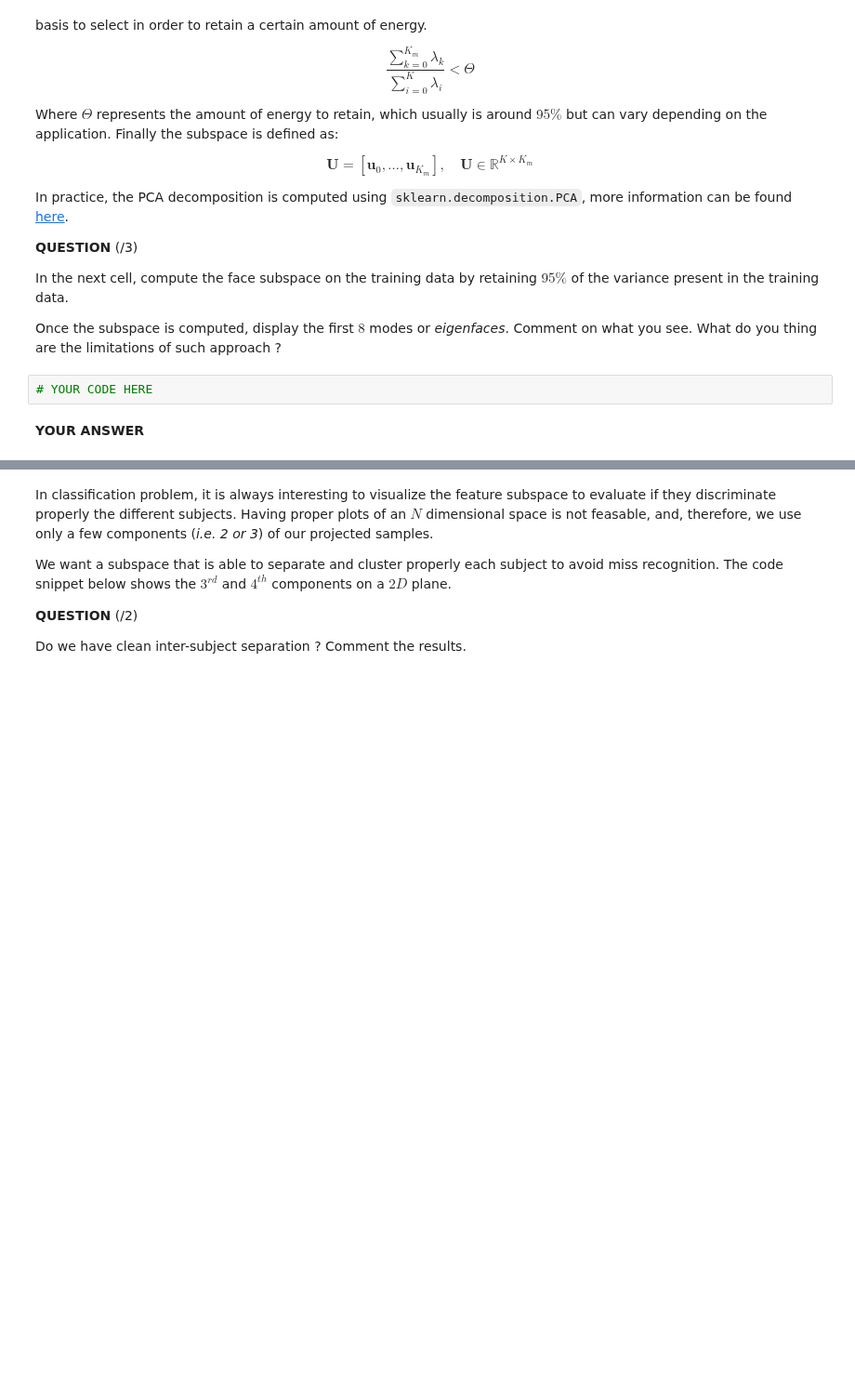
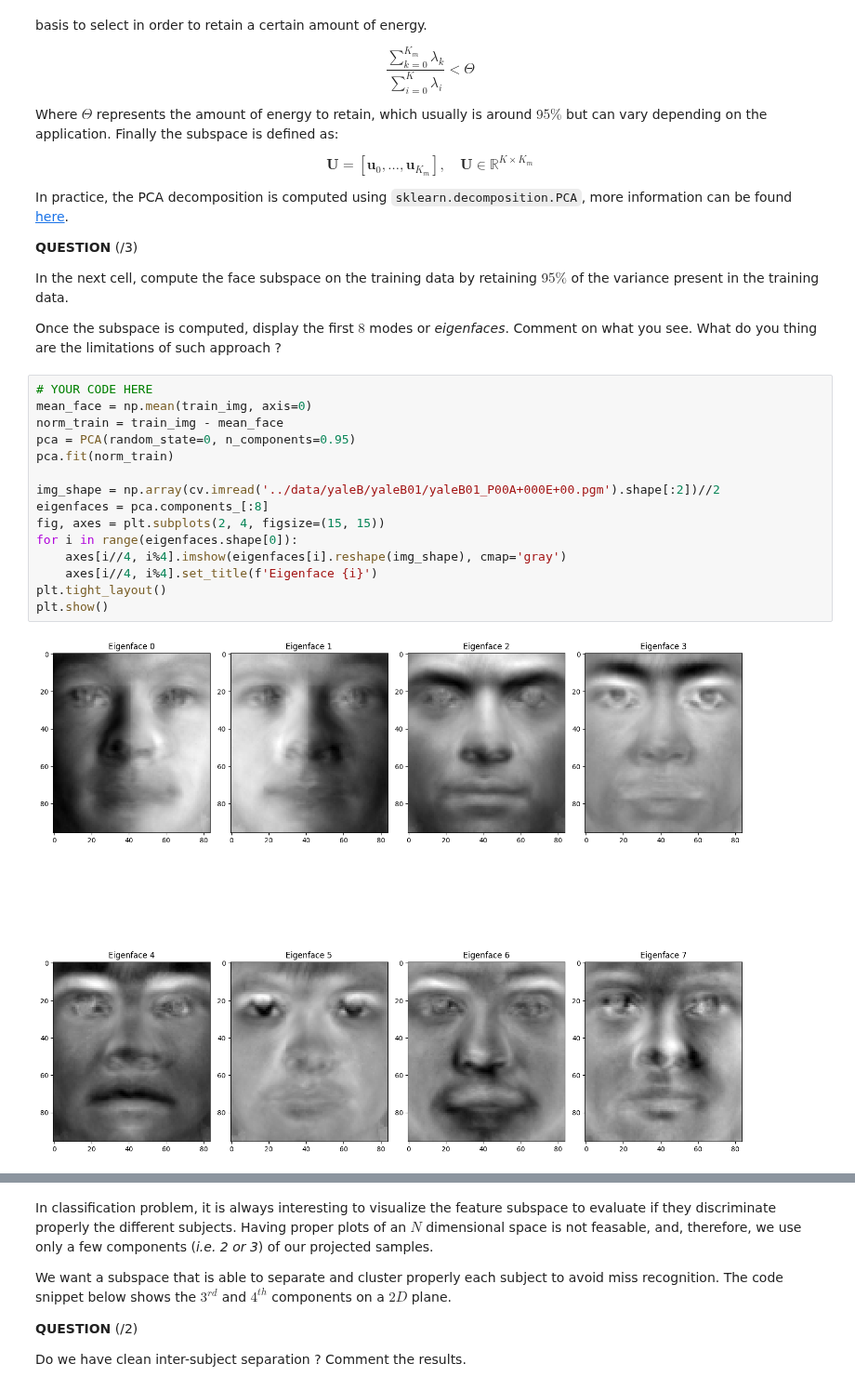
Before and after one commit to YannJD/LSIP_labs, a Jupyter notebook: Lab2/notebook/02_object_detection_and_recognition_2025.ipynb, the cells around one changed output, grey strips where cells are left out. Shown at 93% size. Drawn from its saved outputs; the diff is of its cells as text; blank space fills up the shorter version.

```diff
--- a/Lab2/notebook/02_object_detection_and_recognition_2025.ipynb
+++ b/Lab2/notebook/02_object_detection_and_recognition_2025.ipynb
@@ -1091,7 +1083,20 @@ In the next cell, compute the face subspace on the training data by retaining $9
 
 Once the subspace is computed, display the first $8$ modes or *eigenfaces*.
 Comment on what you see. What do you thing are the limitations of such approach ?
-# %%
-# YOUR CODE HERE
-# %% [markdown]
-**YOUR ANSWER**
+# %%
+# YOUR CODE HERE
+mean_face = np.mean(train_img, axis=0)
+norm_train = train_img - mean_face
+pca = PCA(random_state=0, n_components=0.95)
+pca.fit(norm_train)
+
+img_shape = np.array(cv.imread('../data/yaleB/yaleB01/yaleB01_P00A+000E+00.pgm').shape[:2])//2
+eigenfaces = pca.components_[:8]
+fig, axes = plt.subplots(2, 4, figsize=(15, 15))
+for i in range(eigenfaces.shape[0]):
+    axes[i//4, i%4].imshow(eigenfaces[i].reshape(img_shape), cmap='gray')
+    axes[i//4, i%4].set_title(f'Eigenface {i}')
+plt.tight_layout()
+plt.show()
+# %% [output]
+[figure, added]
```
Also changed, not shown: parts of 8 cells of this notebook.
